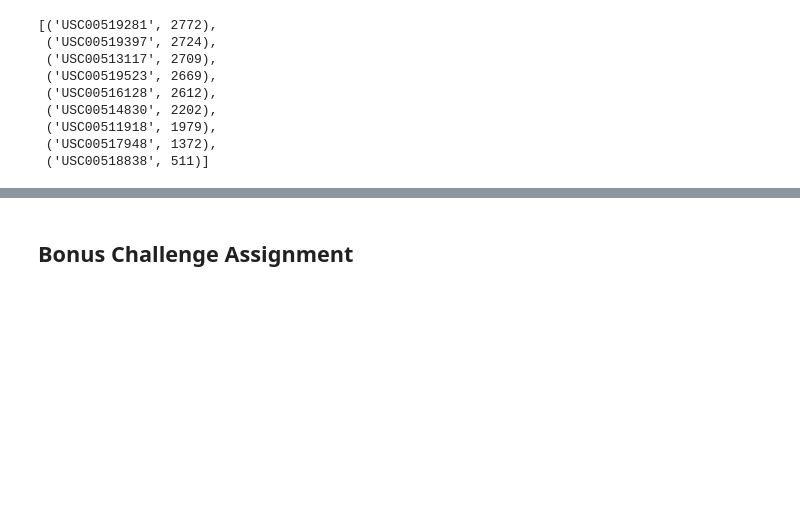
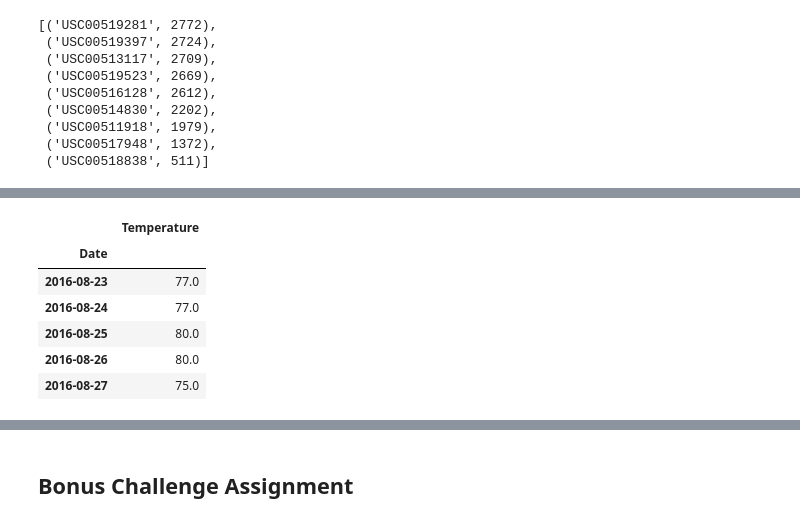
Before and after one commit to Shayoconnell7/sqlalchemy-challenge, a Jupyter notebook: climate_starter.ipynb, the cells around one changed output, grey strips where cells are left out. Drawn from its saved outputs; the diff is of its cells as text; code cells hidden in the pictures; blank space fills up the shorter version.

```diff
--- a/climate_starter.ipynb
+++ b/climate_starter.ipynb
@@ -181,0 +224,12 @@ session.query(measurement.station, func.count(measurement.station))\
+# %%
+past_temps_df = pd.DataFrame(past_year_temps, columns=['Date', 'Temperature'])
+past_temps_df.set_index('Date', inplace=True)
+past_temps_df.head()
+# %% [output]
+|  | Temperature |
+| Date |  |
+| 2016-08-23 | 77.0 |
+| 2016-08-24 | 77.0 |
+| 2016-08-25 | 80.0 |
+| 2016-08-26 | 80.0 |
+| 2016-08-27 | 75.0 |
```
Also changed, not shown: parts of 4 cells of this notebook.
